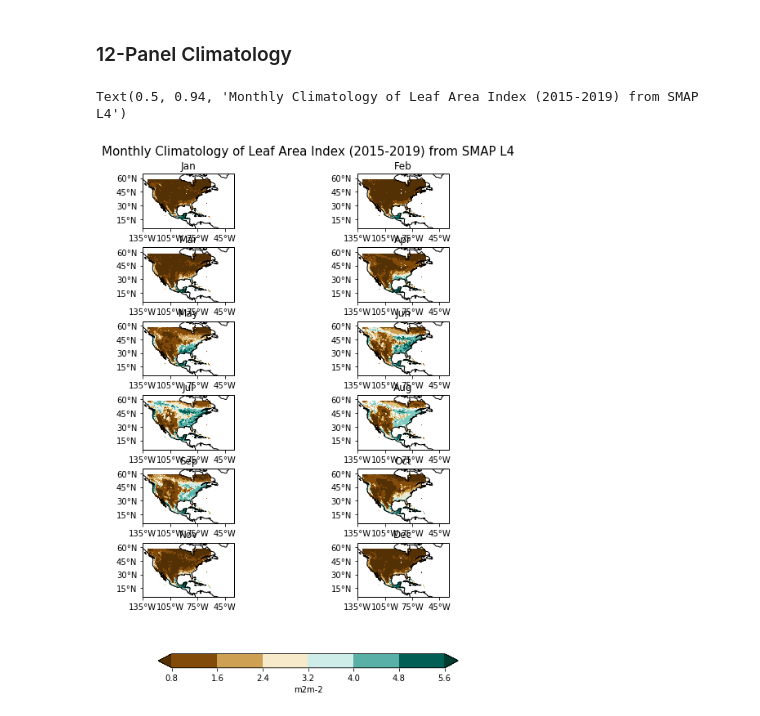
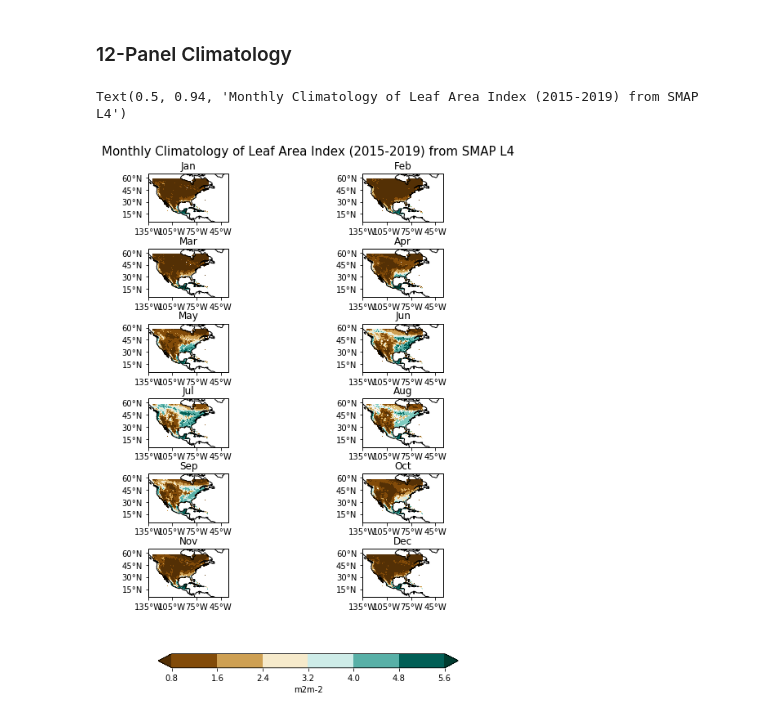
Before and after one commit to BDavis39/CLIM680, a Jupyter notebook: CLIM680_Assignments.ipynb, the cells around one changed output. Drawn from its saved outputs; the diff is of its cells as text; code cells hidden in the pictures.

```diff
--- a/CLIM680_Assignments.ipynb
+++ b/CLIM680_Assignments.ipynb
@@ -191,32 +191,32 @@ for i in list(range(0,12)):
 
         # Latitude labels
         axs[i].set_yticks(np.arange(15,65,15), crs=ccrs.PlateCarree())
         lat_formatter = cticker.LatitudeFormatter()
         axs[i].yaxis.set_major_formatter(lat_formatter)
 
         # Draw the coastines for each subplot
         axs[i].coastlines()
 
 
 # Adjust the location of the subplots
 # on the page to make room for the colorbar
 fig.subplots_adjust(left=0.05,
                    bottom=0.3,
                    right=0.9,
                    top=0.9,
                    wspace=0.02,
-                   hspace=0.35)
+                   hspace=0.55)
 
 # Add a colorbar axis at the bottom of the graph
 cbar_ax = fig.add_axes([0.2, 0.2, 0.6, 0.02])
 
 # Draw the colorbar
 cbar=fig.colorbar(cs, cax=cbar_ax,orientation='horizontal',label='m2m-2')
 
 # Add a big title at the top
 start = str(ds2.time.min().values)[0:4]
 end = str(ds2.time.max().values)[0:4]
 plt.suptitle("Monthly Climatology of Leaf Area Index ("+start+"-"+end+") from SMAP L4", fontsize=15, y=.94)
 # %% [output]
 Text(0.5, 0.94, 'Monthly Climatology of Leaf Area Index (2015-2019) from SMAP L4')
-[figure, old version]
+[figure, new version]
```
